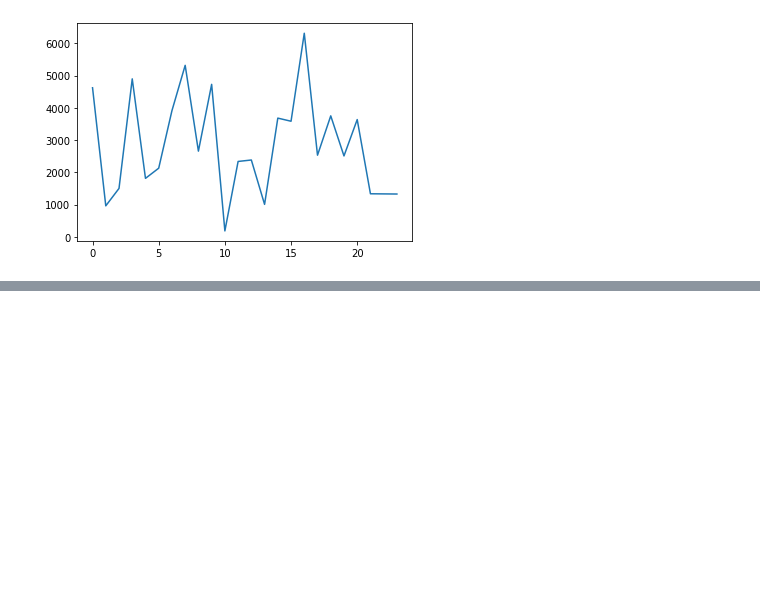
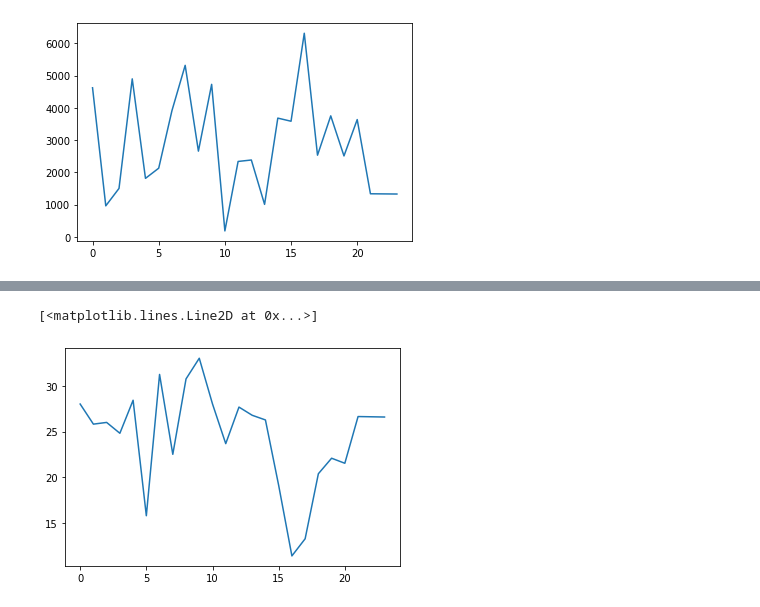
Before and after one commit to IritaSee/product_performance_blstm, a Jupyter notebook: blstm.ipynb, the cells around one changed output, grey strips where cells are left out. Saved outputs shown, nothing was run; the diff lists cells and outputs as text; code cells hidden in the pictures; blank space fills up the shorter version.

```diff
--- a/blstm.ipynb
+++ b/blstm.ipynb
@@ -206,0 +317,4 @@ plt.plot(hasil)
+# %%
+prediksi=prediksi.flatten()
+# %%
+hasil=np.concatenate((series[:-split_time],prediksi))
@@ -206,0 +329,6 @@ plt.plot(hasil)
+# %%
+#data prediksi
+plt.plot(hasil)
+# %% [output]
+[<matplotlib.lines.Line2D at 0x...>]
+[figure, added]
```
Also changed, not shown: parts of 12 cells of this notebook.
